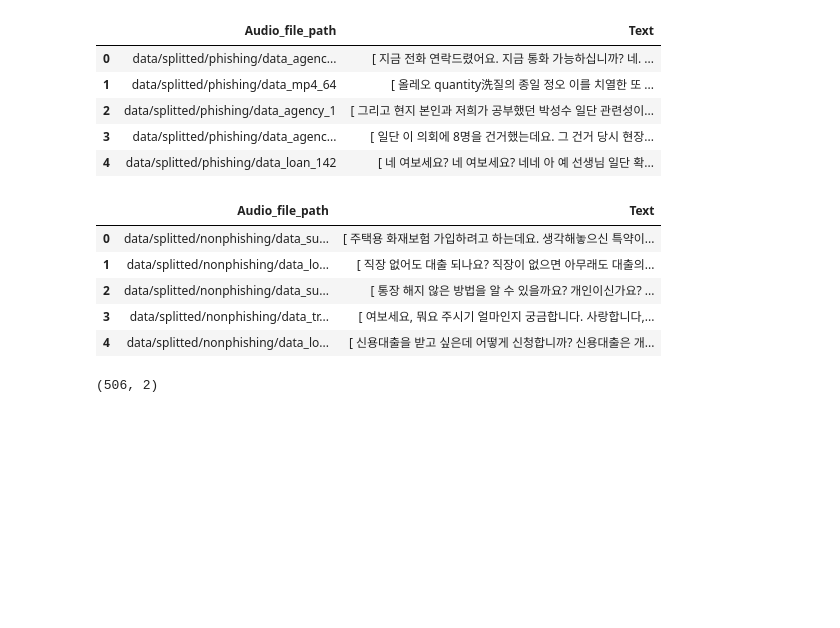
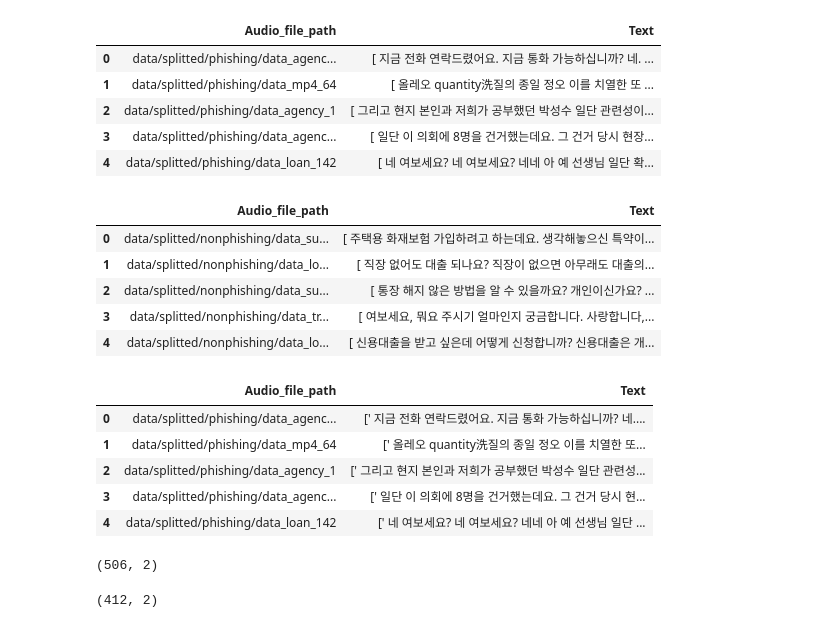
Before and after one commit to kb0422bk/VishingDetection, a Jupyter notebook: splitting_audio.ipynb, the cells around one changed output. Saved outputs shown, nothing was run; the diff lists cells and outputs as text; code cells hidden in the pictures; blank space fills up the shorter version.

Commit message:
Dropping rows that contain 'data_mp4' files

```diff
--- a/splitting_audio.ipynb
+++ b/splitting_audio.ipynb
@@ -198,7 +198,22 @@ df_nonphishing_text.head()
 # %%
 path = "data/input_features/text/df_nonphishing_text.csv"
 df_nonphishing_text.to_csv(path, index=False)
-# %%
-df_phishing_text.shape
-# %% [output]
-(506, 2)
+# %%
+df_phishing_text = pd.read_csv("data/input_features/text/df_phishing_text.csv")
+df_phishing_text.head()
+# %% [output]
+|  | Audio_file_path | Text |
+| 0 | data/splitted/phishing/data_agenc... | [' 지금 전화 연락드렸어요. 지금 통화 가능하십니까? 네.... |
+| 1 | data/splitted/phishing/data_mp4_64 | [' 올레오 quantity洗질의 종일 정오 이를 치열한 또... |
+| 2 | data/splitted/phishing/data_agency_1 | [' 그리고 현지 본인과 저희가 공부했던 박성수 일단 관련성... |
+| 3 | data/splitted/phishing/data_agenc... | [' 일단 이 의회에 8명을 건거했는데요. 그 건거 당시 현... |
+| 4 | data/splitted/phishing/data_loan_142 | [' 네 여보세요? 네 여보세요? 네네 아 예 선생님 일단 ... |
+# %%
+df_phishing_text.shape
+# %% [output]
+(506, 2)
+# %%
+df_phishing_text_new = df_phishing_text[~df_phishing_text['Audio_file_path'].str.contains('data_mp4', na=False)]
+df_phishing_text_new.shape
+# %% [output]
+(412, 2)
```
Also changed, not shown: parts of 2 cells of this notebook.
